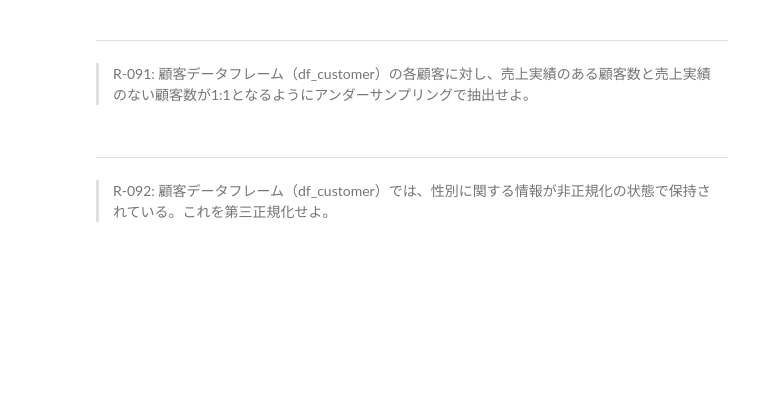
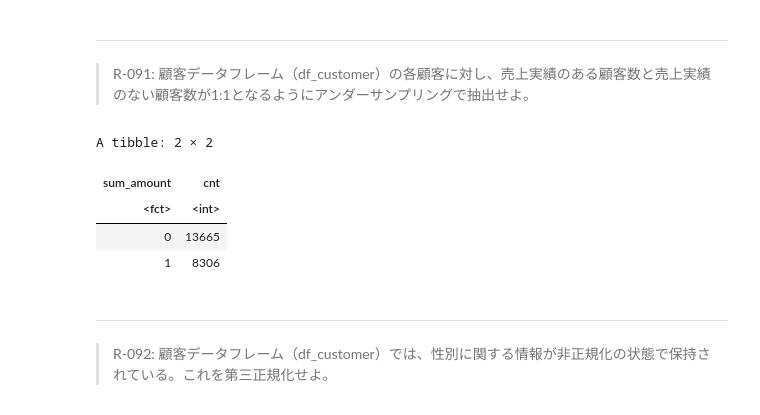
Before and after one commit to okmokm422/100knocks, a Jupyter notebook: ★Practice_R.ipynb, the cells around one changed output. Drawn from its saved outputs; the diff is of its cells as text; code cells hidden in the pictures; blank space fills up the shorter version.

```diff
--- a/★Practice_R.ipynb
+++ b/★Practice_R.ipynb
@@ -2063,6 +2080,31 @@ print(nrow(df_customer_test))
 # %% [markdown]
 ---
 > R-091: 顧客データフレーム（df_customer）の各顧客に対し、売上実績のある顧客数と売上実績のない顧客数が1:1となるようにアンダーサンプリングで抽出せよ。
+# %%
+df_sales_amount <- df_receipt %>%
+    group_by(customer_id) %>%
+    summarise(sum_amount=sum(amount), .groups="drop")
+
+df_tmp <- left_join(df_customer, df_sales_amount, by="customer_id") %>%
+    replace_na(list(sum_amount=0)) %>%
+    mutate(sum_amount = factor(ifelse(sum_amount>0, 1, 0)))
+
+set.seed(71)
+
+df_down_train <- df_tmp %>%
+    recipe(~ .) %>%
+    prep() %>%
+    juice()
+
+df_down_train %>%
+    group_by(sum_amount) %>%
+    summarise(cnt=n(), .groups="drop")
+# %% [output]
+A tibble: 2 × 2
+| sum_amount | cnt |
+| <fct> | <int> |
+| 0 | 13665 |
+| 1 | 8306 |
 # %% [markdown]
 ---
 > R-092: 顧客データフレーム（df_customer）では、性別に関する情報が非正規化の状態で保持されている。これを第三正規化せよ。
```
Also changed, not shown: parts of 6 cells of this notebook, 1 other file.
